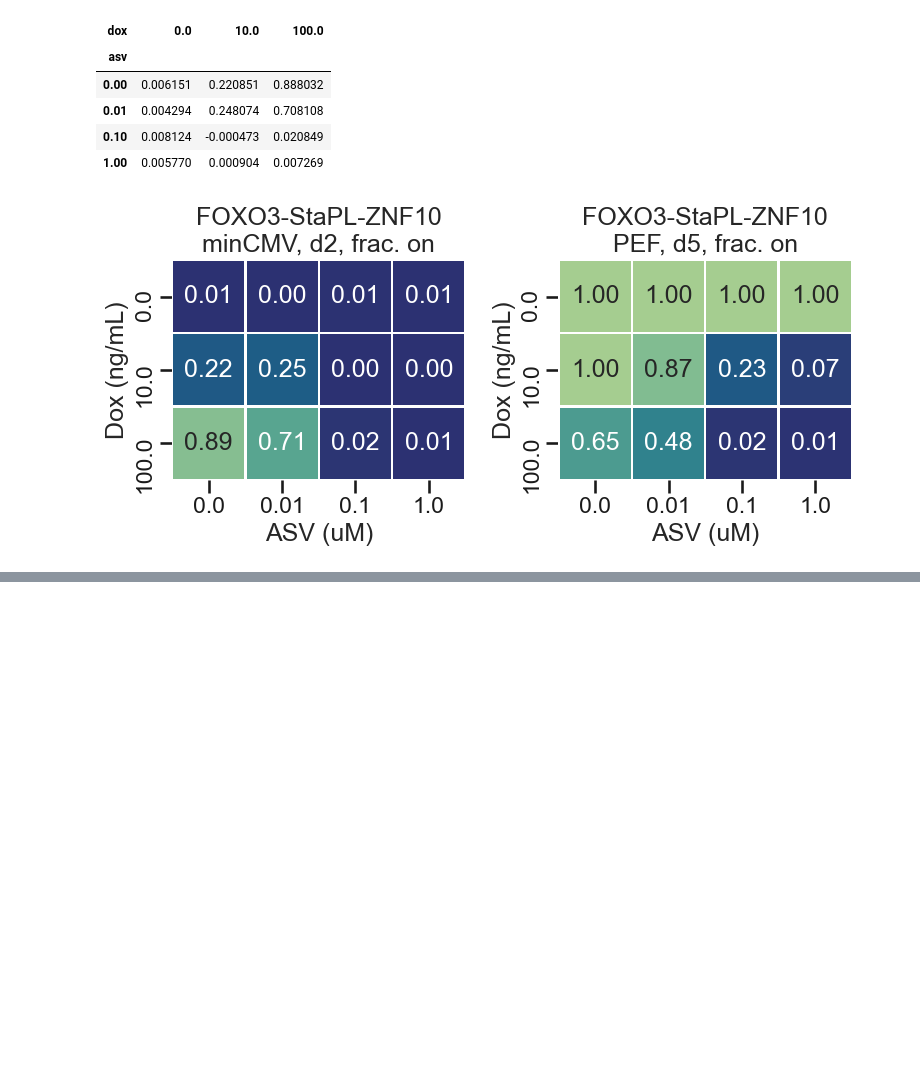
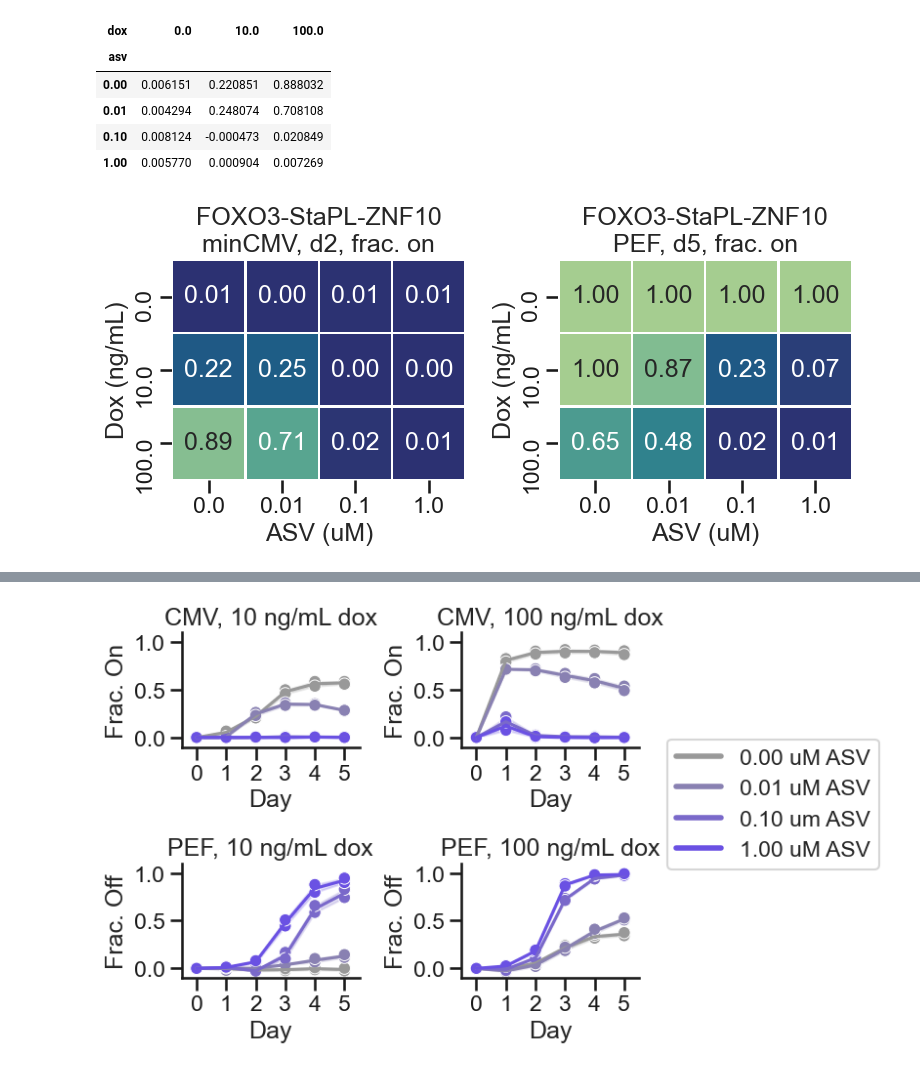
Before and after one commit to axmukund/corecruit_mukund22, a Jupyter notebook: fig_6/StaPL_dox_dosing/Dosing Data.ipynb, the cells around one changed output, grey strips where cells are left out. Drawn from its saved outputs; the diff is of its cells as text; code cells hidden in the pictures; blank space fills up the shorter version.

```diff
--- a/fig_6/StaPL_dox_dosing/Dosing Data.ipynb
+++ b/fig_6/StaPL_dox_dosing/Dosing Data.ipynb
@@ -770,0 +748,7 @@ fig.savefig("./073_cmvpef_asvdox_lineplots.pdf", bbox_inches="tight")
+# %%
+def get_frac(mdox, pdox, prom):
+    if prom == "CMV":
+        return (pdox - mdox)/(1 - mdox)
+    else:
+        #1 - np.minimum(1, 1 - (qdf[0] - qdf[10])/(qdf[0]))
+        return (mdox - pdox)/mdox
@@ -770,0 +828,67 @@ fig.savefig("./073_cmvpef_asvdox_lineplots.pdf", bbox_inches="tight")
+# %%
+fig, ax = plt.subplots(2, 2, figsize=(6, 5))
+
+dox_levels = [10, 100]
+promoters = ["CMV", "PEF"]
+
+for i, a in enumerate(ax.flat):
+    sns.lineplot(
+        data=qdf[
+            (qdf["effector"] == 73)
+            & (qdf["reporter"] == promoters[i // 2])
+            & (qdf["dox"] == dox_levels[i % 2])
+        ],
+        x="day",
+        y="mCitrine On",
+        hue="asv",
+        palette=["#999999", "#8981B2", "#7A69CA", "#6a51e3"],
+        legend=False,
+        ax=a,
+    )
+    sns.scatterplot(
+        data=qdf[
+            (qdf["effector"] == 73)
+            & (qdf["reporter"] == promoters[i // 2])
+            & (qdf["dox"] == dox_levels[i % 2])
+        ],
+        x="day",
+        y="mCitrine On",
+        hue="asv",
+        palette=["#999999", "#8981B2", "#7A69CA", "#6a51e3"],
+        legend=False,
+        ax=a,
+    )
+
+    if i <= 1:
+        a.set_ylabel("Frac. On")
+    else:
+        a.set_ylabel("Frac. Off")
+    a.set_ylim(-0.1, 1.1)
+    a.set_yticks([0, 0.5, 1.0])
+
+    a.set_xlabel("Day")
+    a.set_xlim(-0.5, 5.5)
+    a.set_xticks([0, 1, 2, 3, 4, 5])
+
+    a.set_title(promoters[i // 2] + ", " + str(dox_levels[i % 2]) + " ng/mL dox")
+
+
+sns.despine(fig)
+plt.tight_layout()
+
+palette = ["#999999", "#8981B2", "#7A69CA", "#6a51e3"]
+custom_lines = [
+    Line2D([0], [0], color=palette[0], lw=4),
+    Line2D([0], [0], color=palette[1], lw=4),
+    Line2D([0], [0], color=palette[2], lw=4),
+    Line2D([0], [0], color=palette[3], lw=4),
+]
+ax.flat[0].legend(
+    custom_lines,
+    ["0.00 uM ASV", "0.01 uM ASV", "0.10 um ASV", "1.00 uM ASV"],
+    loc="center left",
+    bbox_to_anchor=(2.675, -0.5),
+)
+fig.savefig("./plots/073_doxcmv_gridlineplots_timepoints.pdf", bbox_inches="tight")
+# %% [output]
+[figure, added]
```
Also changed, not shown: parts of 20 cells of this notebook, 9 other files.
